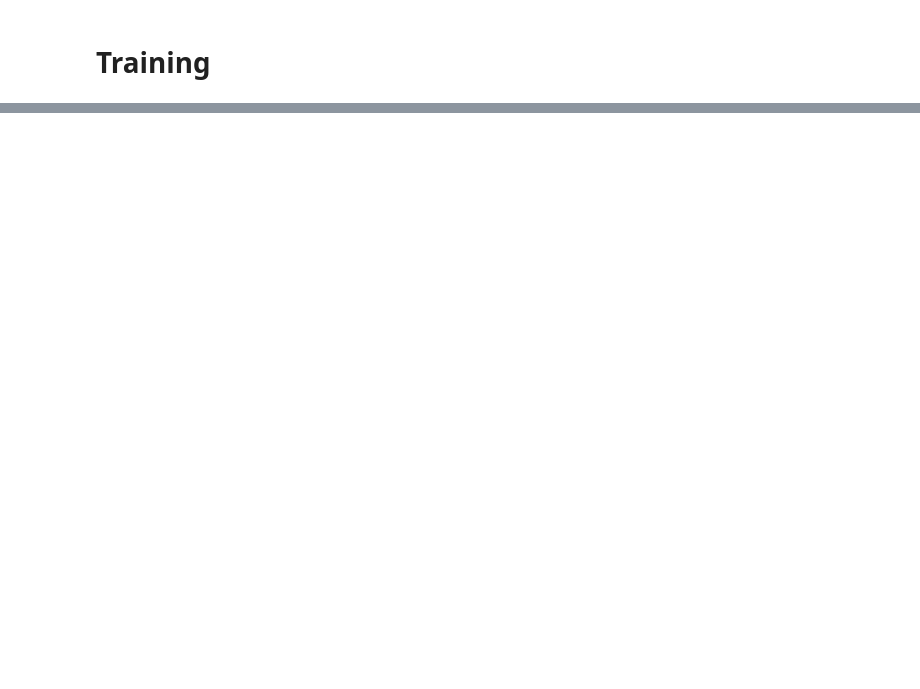
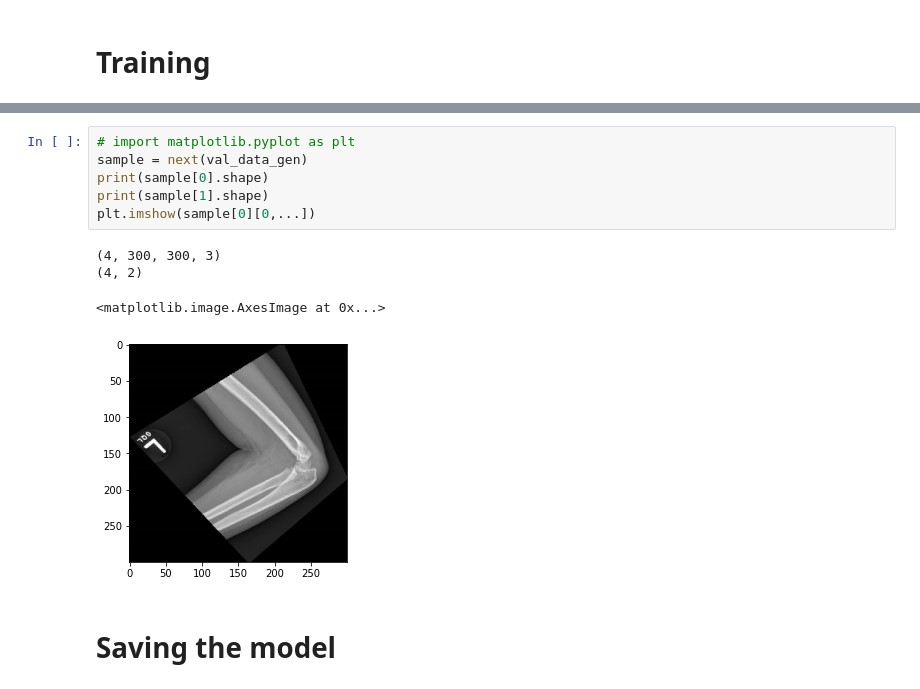
Before and after one commit to calciver/ecdl, a Jupyter notebook: jupyters/troubleshoot.ipynb, the cells around one changed output, grey strips where cells are left out. Drawn from its saved outputs; the diff is of its cells as text; blank space fills up the shorter version.

```diff
--- a/jupyters/troubleshoot.ipynb
+++ b/jupyters/troubleshoot.ipynb
@@ -371,0 +328,13 @@ Epoch 00081: early stopping
+# %%
+# import matplotlib.pyplot as plt
+sample = next(val_data_gen)
+print(sample[0].shape)
+print(sample[1].shape)
+plt.imshow(sample[0][0,...])
+# %% [output]
+(4, 300, 300, 3)
+(4, 2)
+<matplotlib.image.AxesImage at 0x...>
+[figure, added]
+# %% [markdown]
+# Saving the model
```
Also changed, not shown: parts of 22 cells of this notebook, 10 other files.
